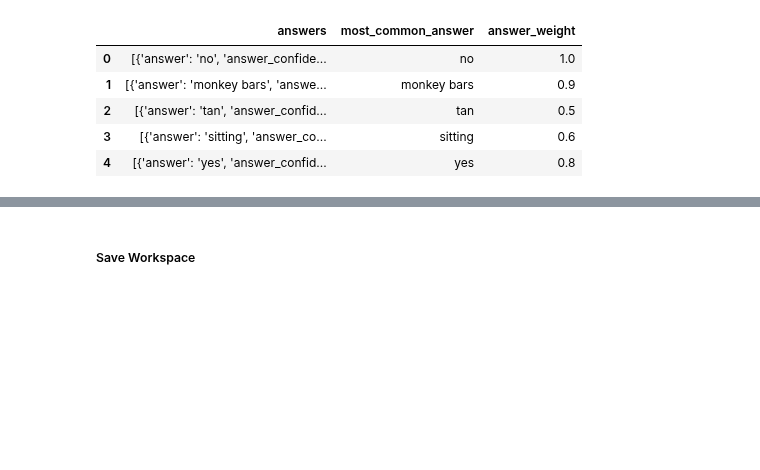
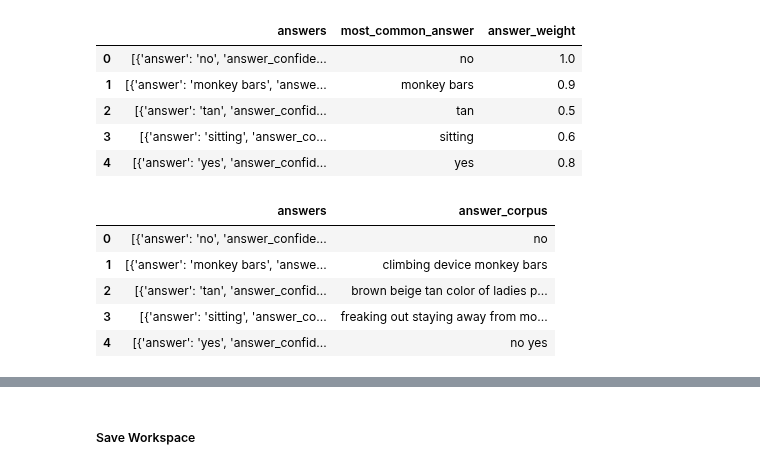
Before and after one commit to nilanahar/MMAI_894_DeepLearning_Project_TeamRosedale, a Jupyter notebook: MMAI_894_Team_Project_ResNet+GoogleWord2Vec.ipynb, the cells around one changed output, grey strips where cells are left out. Cells and saved outputs as stored; diff of their text form; code cells hidden in the pictures; blank space fills up the shorter version.

```diff
--- a/MMAI_894_Team_Project_ResNet+GoogleWord2Vec.ipynb
+++ b/MMAI_894_Team_Project_ResNet+GoogleWord2Vec.ipynb
@@ -189,7 +189,7 @@ def preprocess_text(text):
     lemmatizer = WordNetLemmatizer()
     # Define stop words
     stop_words = set(stopwords.words('english')) # Define stop_words here
-    essential_stopwords = {"how", "how many", "what", "when", "why", "which", "where", "who"}
+    essential_stopwords = {"how", "how many", "what", "when", "why", "which", "where", "who", "no", "yes"}
     # Remove stopwords, but retain essential question words
     words = [lemmatizer.lemmatize(word) for word in words if word not in stop_words or word in essential_stopwords]
     # Join words back into a single string
@@ -631,3 +631,28 @@ df_train[['answers', 'most_common_answer', 'answer_weight']].head()
 | 2 | [{'answer': 'tan', 'answer_confid... | tan | 0.5 |
 | 3 | [{'answer': 'sitting', 'answer_co... | sitting | 0.6 |
 | 4 | [{'answer': 'yes', 'answer_confid... | yes | 0.8 |
+# %%
+# Function to create a corpus from the 9 unique answers
+def create_unique_answer_corpus(row):
+    """
+    Concatenate unique answers from the 'answers' column into a single corpus (string).
+    """
+    # Extract the list of dictionaries from the 'answers' column
+    answers_list = [ans['answer'] for ans in row['answers'][:9]]  # Take only the first 9 answers
+    # Keep only unique answers
+    unique_answers = list(set(answers_list))
+    # Join them into a single string
+    return ' '.join(unique_answers)
+
+# Apply the function to create a unique corpus for each row in df_train
+df_train['answer_corpus'] = df_train.apply(create_unique_answer_corpus, axis=1)
+df_valid['answer_corpus'] = df_valid.apply(create_unique_answer_corpus, axis=1)
+
+df_train[['answers', 'answer_corpus']].head()
+# %% [output]
+|  | answers | answer_corpus |
+| 0 | [{'answer': 'no', 'answer_confide... | no |
+| 1 | [{'answer': 'monkey bars', 'answe... | climbing device monkey bars |
+| 2 | [{'answer': 'tan', 'answer_confid... | brown beige tan color of ladies p... |
+| 3 | [{'answer': 'sitting', 'answer_co... | freaking out staying away from mo... |
+| 4 | [{'answer': 'yes', 'answer_confid... | no yes |
```
Also changed, not shown: parts of 15 cells of this notebook.
